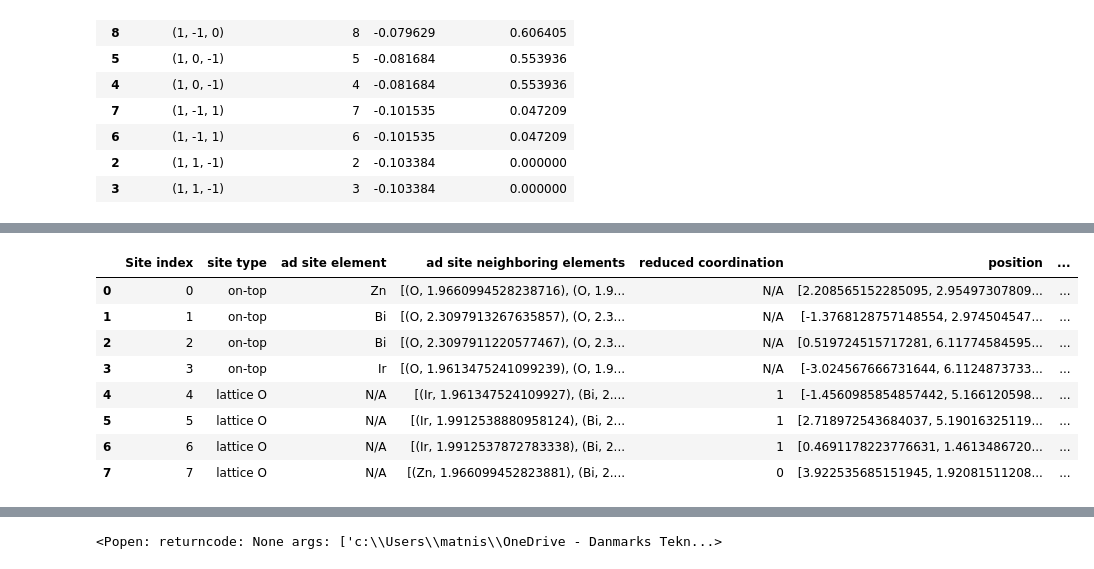
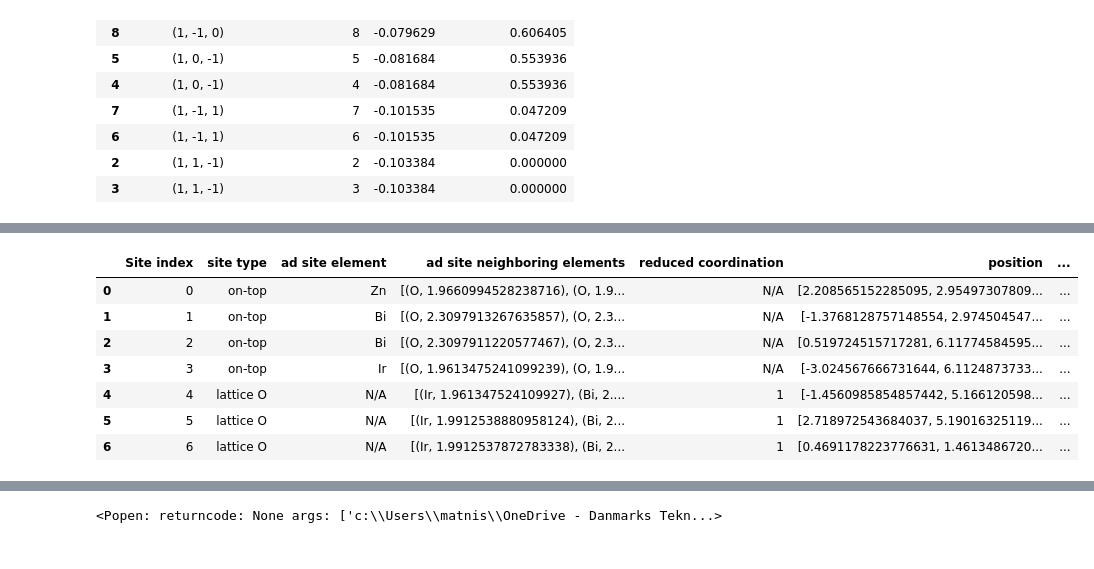
Before and after one commit to Matminator/GNoME_DREAMS_OER_screening, a Jupyter notebook: notebooks/sudo_workflow.ipynb, the cells around one changed output, grey strips where cells are left out. Cells and saved outputs as stored; diff of their text form; code cells hidden in the pictures.

```diff
--- a/notebooks/sudo_workflow.ipynb
+++ b/notebooks/sudo_workflow.ipynb
@@ -104,9 +267,26 @@ study.initialize_oer_surface_study(0)
 # %%
+termination_index = 0 # What termination to initialize and submit
+
+# --- Logic for termination initialization: ----------------------------
+surface_studies = study.get_surface_studies()
+if termination_index not in surface_studies.keys():
+    study.initialize_oer_surface_study(termination_index)
+# ----------------------------------------------------------------------
+
 p_id = EXPLOG.add_process(
     candidate_id = cant_id,
     calculation_type = "surface_relaxation",
-    termination_index = 0
+    termination_index = termination_index
 )
-# test if indecies are provided for surface relaxations etc....
+
+# TEMP LINE:
+print(EXPLOG.relational_frame.processes.df, '\n', '-'*60)
+
 EXPLOG.relational_frame.processes.df
+
+EXPLOG.submit_process(process_id = p_id)
+
+# TEMP LINE:
+print(EXPLOG.relational_frame.processes.df, '\n', '-'*60)
+# ----------------------------------------------------------------------
 # %% [output]
@@ -130,17 +324,30 @@ EXPLOG.relational_frame.processes.df
 # %%
+# --- TOOL: Viewing sites for termination - after relaxation i.e., the
+# actual sites ---------------------------------------------------------
+# ______________________________________________________________________
+
+# Args:
+cand_id = cant_id # will be needed to get the study object...
+termination_index = 0 # What termination to yield the adsorption sites for
+only_reduced_coord_O_sites = True # Use True as default for now
+
 study = EXPLOG.relational_frame.candidates.df['study_obj'][0]
 surface_study = study.get_surface_studies()[0]
 
-surface_study.determine_adsorption_sites()
-surface_study.add_sites_df_relaxed
+# NOTE: can only determine adsorbtions sites onece!
+if surface_study.get_adsorption_sites_df() is None:
+    surface_study.determine_adsorption_sites(
+        only_reduced_coord_O_sites = only_reduced_coord_O_sites)
+
+surface_study.get_adsorption_sites_df() # DF to display to agent
+# ----------------------------------------------------------------------
 # %% [output]
 |  | Site index | site type | ad site element | ad site neighboring elements | reduced coordination | position | ... |
 | 0 | 0 | on-top | Zn | [(O, 1.9660994528238716), (O, 1.9... | N/A | [2.208565152285095, 2.95497307809... | ... |
 | 1 | 1 | on-top | Bi | [(O, 2.3097913267635857), (O, 2.3... | N/A | [-1.3768128757148554, 2.974504547... | ... |
 | 2 | 2 | on-top | Bi | [(O, 2.3097911220577467), (O, 2.3... | N/A | [0.519724515717281, 6.11774584595... | ... |
 | 3 | 3 | on-top | Ir | [(O, 1.9613475241099239), (O, 1.9... | N/A | [-3.024567666731644, 6.1124873733... | ... |
 | 4 | 4 | lattice O | N/A | [(Ir, 1.961347524109927), (Bi, 2.... | 1 | [-1.4560985854857442, 5.166120598... | ... |
 | 5 | 5 | lattice O | N/A | [(Ir, 1.9912538880958124), (Bi, 2... | 1 | [2.718972543684037, 5.19016325119... | ... |
 | 6 | 6 | lattice O | N/A | [(Ir, 1.9912537872783338), (Bi, 2... | 1 | [0.4691178223776631, 1.4613486720... | ... |
-| 7 | 7 | lattice O | N/A | [(Zn, 1.966099452823881), (Bi, 2.... | 0 | [3.922535685151945, 1.92081511208... | ... |
 # %%
```
Also changed, not shown: parts of 21 cells of this notebook.
